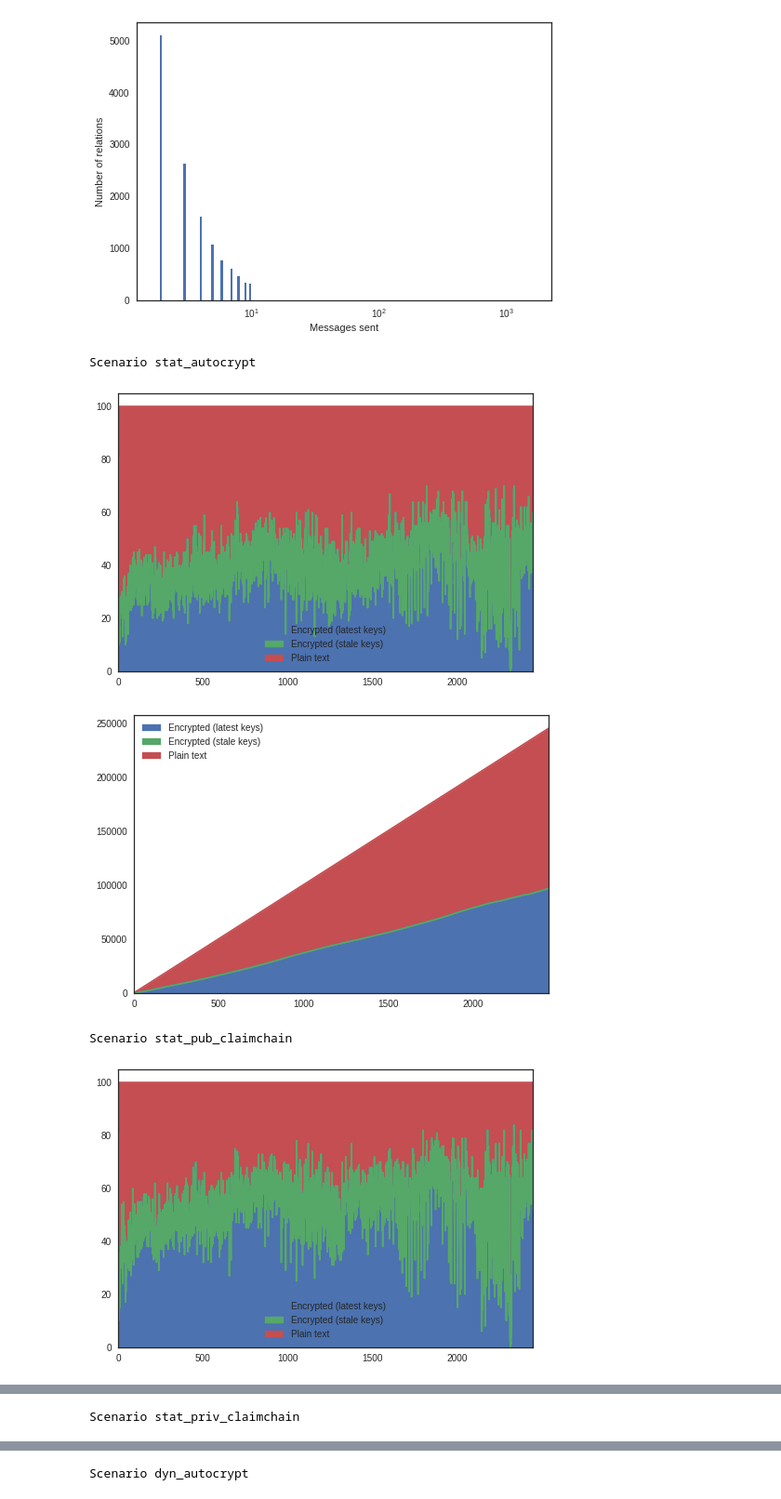
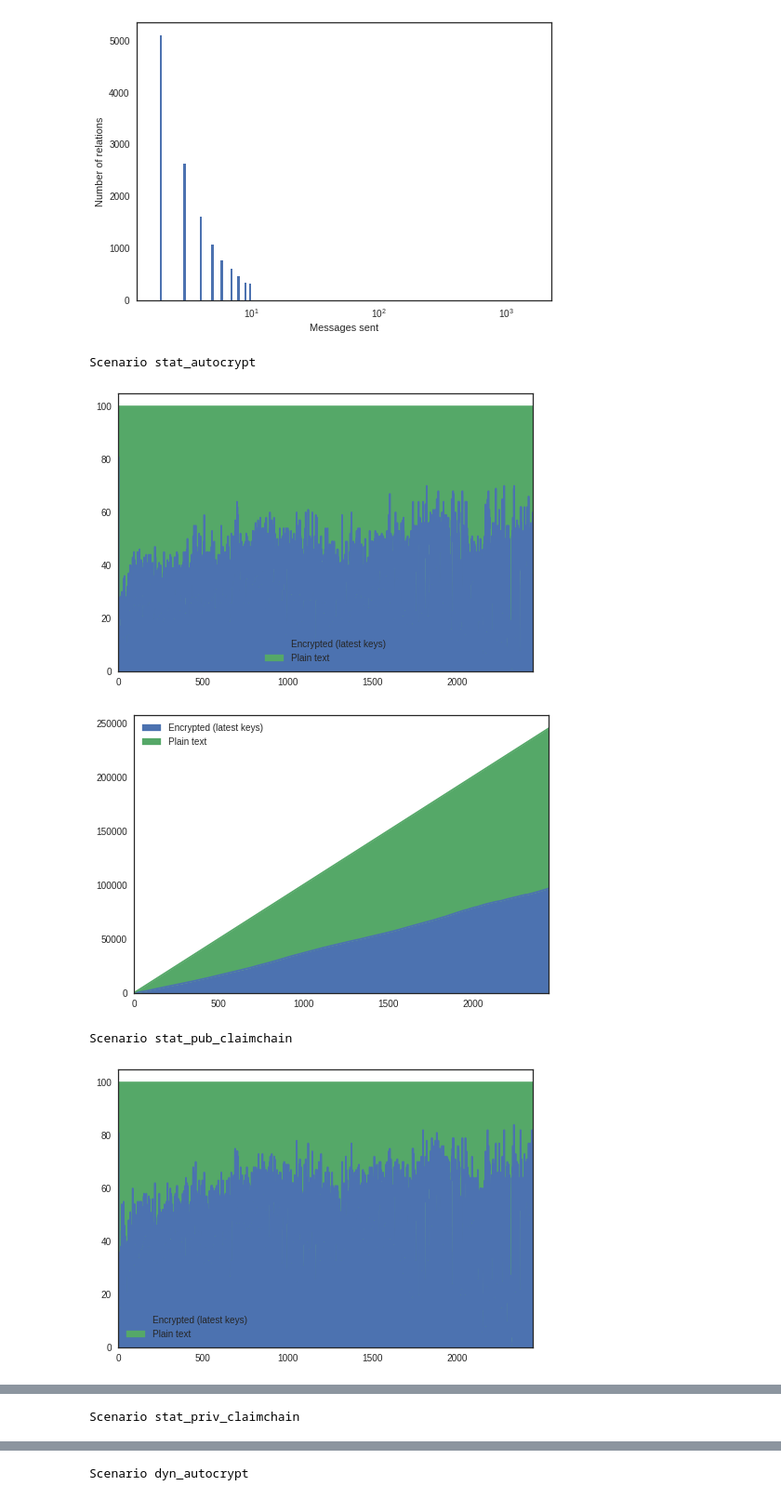
Before and after one commit to claimchain/claimchain-core, a Jupyter notebook: simulations/plot_analysis.ipynb, the cells around one changed output, grey strips where cells are left out. Shown at 93% size. Cells and saved outputs as stored; diff of their text form; code cells hidden in the pictures.

Commit message:
Remove the stale column from email status plots

```diff
--- a/simulations/plot_analysis.ipynb
+++ b/simulations/plot_analysis.ipynb
@@ -89,33 +89,33 @@ plt.show()
 # %%
 df_dict = {}
 df_cumulative_dict = {}
 
 for scenario in email_status.keys():
     print("Scenario %s" % (scenario))
-    df_dict[scenario] = pd.DataFrame(columns=('Encrypted (latest keys)', 'Encrypted (stale keys)', 'Plain text'))
-    df_cumulative_dict[scenario] = pd.DataFrame(columns=('Encrypted (latest keys)', 'Encrypted (stale keys)', 'Plain text'))
+    df_dict[scenario] = pd.DataFrame(columns=('Encrypted (latest keys)', 'Plain text'))
+    df_cumulative_dict[scenario] = pd.DataFrame(columns=('Encrypted (latest keys)','Plain text'))
     enc_status_counter = {}
     enc_status_cumulative_counter = {}
     for status in enc_status.values():
         enc_status_counter[status] = 0
         enc_status_cumulative_counter[status] = 0
 
     for index, email in enumerate(email_status[scenario]):
         enc_status_counter[enc_status[email]] += 1
         enc_status_cumulative_counter[enc_status[email]] += 1
 
         if index % 100 == 0:
-            df_dict[scenario].loc[index / 100] = [enc_status_counter["encrypted"], enc_status_counter["stale"], enc_status_counter["plaintext"]]
-            df_cumulative_dict[scenario].loc[index / 100] = [enc_status_cumulative_counter["encrypted"], enc_status_cumulative_counter["stale"], enc_status_cumulative_counter["plaintext"]]
+            df_dict[scenario].loc[index / 100] = [enc_status_counter["encrypted"], enc_status_counter["plaintext"]]
+            df_cumulative_dict[scenario].loc[index / 100] = [enc_status_cumulative_counter["encrypted"], enc_status_cumulative_counter["plaintext"]]
             for status in enc_status.values():
                 enc_status_counter[status] = 0
 
     df_dict[scenario].plot.area()
     df_cumulative_dict[scenario].plot.area()
     plt.show()
 # %% [output]
 Scenario stat_autocrypt
-[figure, old version]
+[figure, new version]
-[figure, old version]
+[figure, new version]
 Scenario stat_pub_claimchain
-[figure, old version]
+[figure, new version]
```
Also changed, not shown: parts of 1 cell of this notebook.
